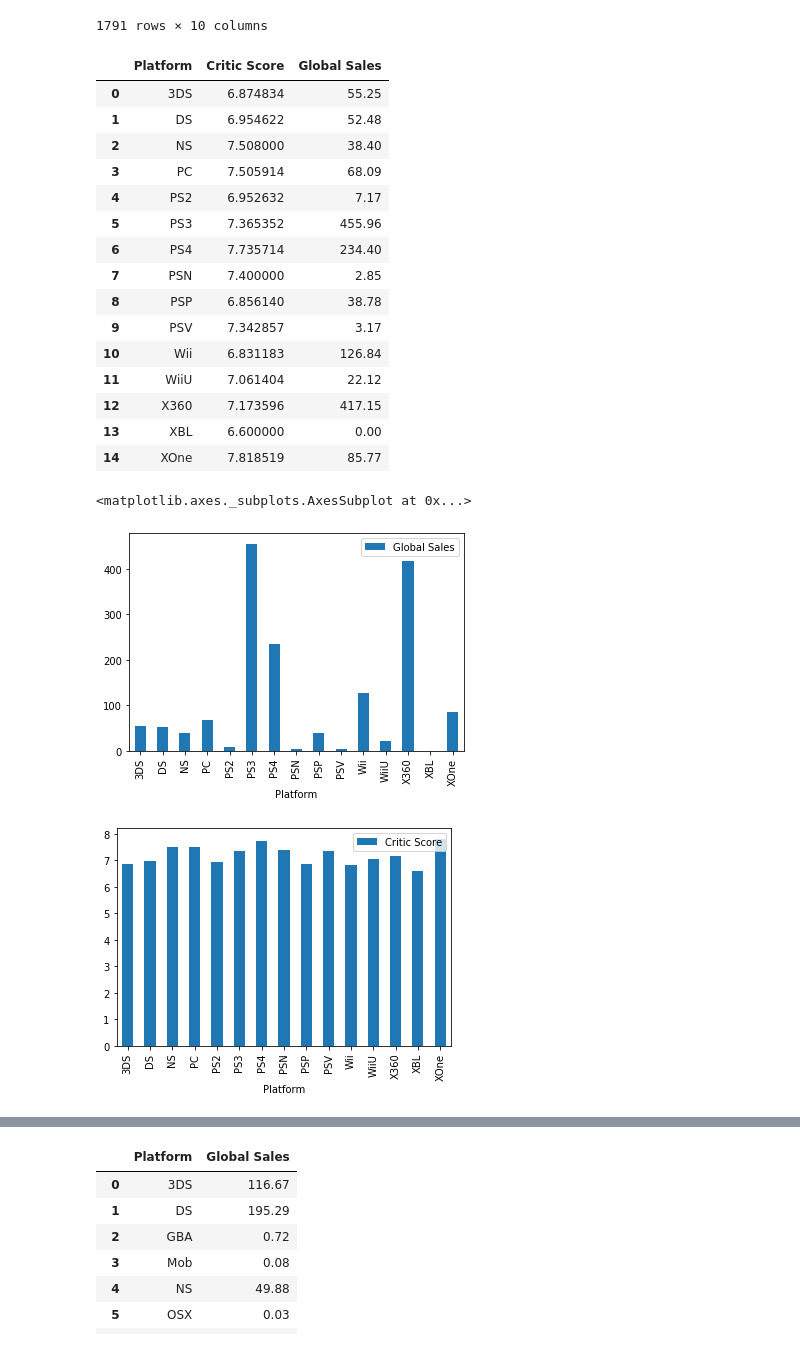
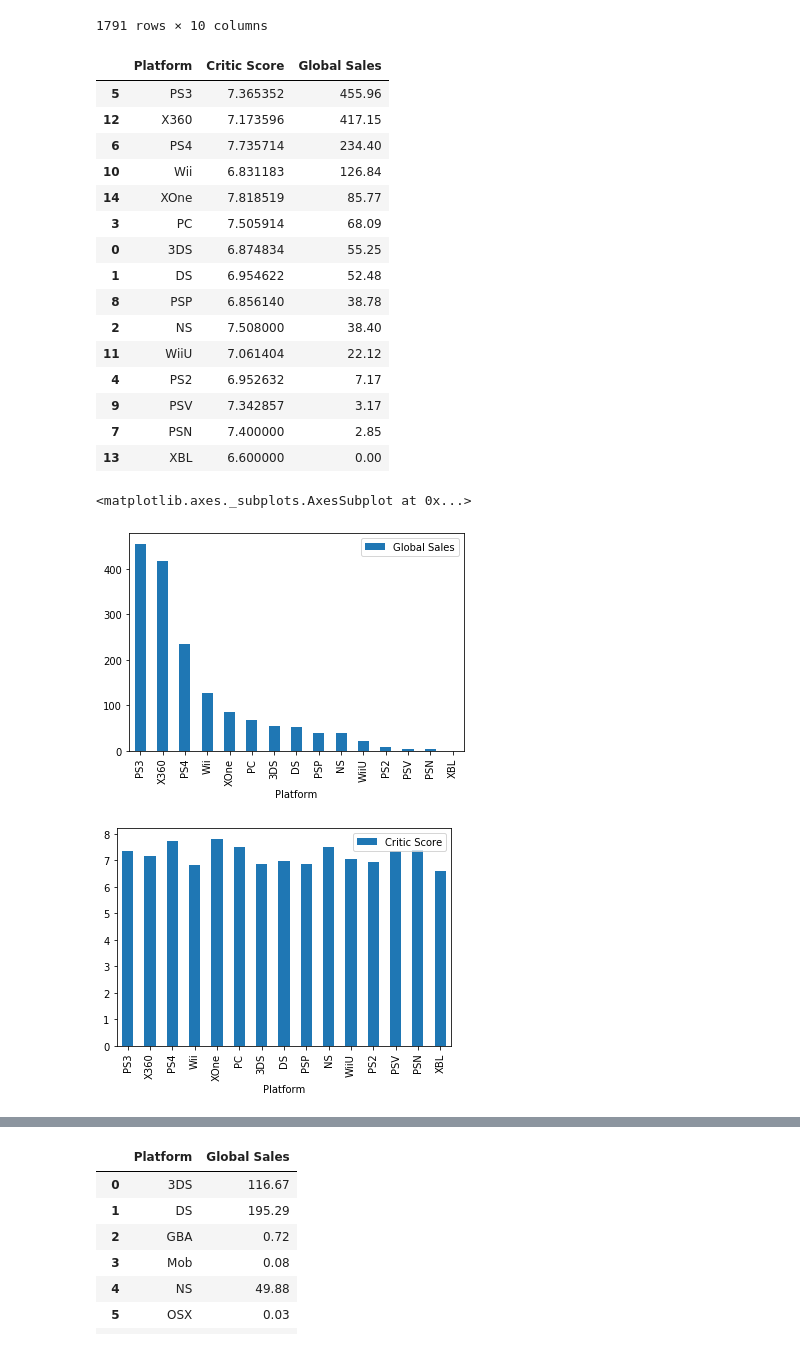
Before and after one commit to melaniefollett/project1, a Jupyter notebook: Jonathan_Project1.ipynb, the cells around one changed output, grey strips where cells are left out. Cells and saved outputs as stored; diff of their text form; code cells hidden in the pictures.

```diff
--- a/Jonathan_Project1.ipynb
+++ b/Jonathan_Project1.ipynb
@@ -97,31 +97,32 @@ platform_critic_global_df
 # %%
 platform_critic_global_df = platform_critic_global_df.groupby(by=['Platform']).agg({'Critic Score': 'mean', 'Global Sales': 'sum'})
 platform_critic_global_df = platform_critic_global_df.reset_index()
+platform_critic_global_df = platform_critic_global_df.sort_values('Global Sales', ascending=False)
 platform_critic_global_df
 # %% [output]
 |  | Platform | Critic Score | Global Sales |
+| 5 | PS3 | 7.365352 | 455.96 |
+| 12 | X360 | 7.173596 | 417.15 |
+| 6 | PS4 | 7.735714 | 234.40 |
+| 10 | Wii | 6.831183 | 126.84 |
+| 14 | XOne | 7.818519 | 85.77 |
+| 3 | PC | 7.505914 | 68.09 |
 | 0 | 3DS | 6.874834 | 55.25 |
 | 1 | DS | 6.954622 | 52.48 |
+| 8 | PSP | 6.856140 | 38.78 |
 | 2 | NS | 7.508000 | 38.40 |
-| 3 | PC | 7.505914 | 68.09 |
+| 11 | WiiU | 7.061404 | 22.12 |
 | 4 | PS2 | 6.952632 | 7.17 |
-| 5 | PS3 | 7.365352 | 455.96 |
-| 6 | PS4 | 7.735714 | 234.40 |
+| 9 | PSV | 7.342857 | 3.17 |
 | 7 | PSN | 7.400000 | 2.85 |
-| 8 | PSP | 6.856140 | 38.78 |
-| 9 | PSV | 7.342857 | 3.17 |
-| 10 | Wii | 6.831183 | 126.84 |
-| 11 | WiiU | 7.061404 | 22.12 |
-| 12 | X360 | 7.173596 | 417.15 |
 | 13 | XBL | 6.600000 | 0.00 |
-| 14 | XOne | 7.818519 | 85.77 |
 # %%
 platform_critic_global_df.plot(kind='bar',x='Platform',y='Global Sales')
 platform_critic_global_df.plot(kind='bar',x='Platform',y='Critic Score')
 # %% [output]
 <matplotlib.axes._subplots.AxesSubplot at 0x...>
-[figure, old version]
+[figure, new version]
-[figure, old version]
+[figure, new version]
 # %%
 fig, ax = plt.subplots(figsize=(14, 12))
 num_platforms = len(platform_critic_global_df["Platform"])
```
Also changed, not shown: parts of 4 cells of this notebook.
